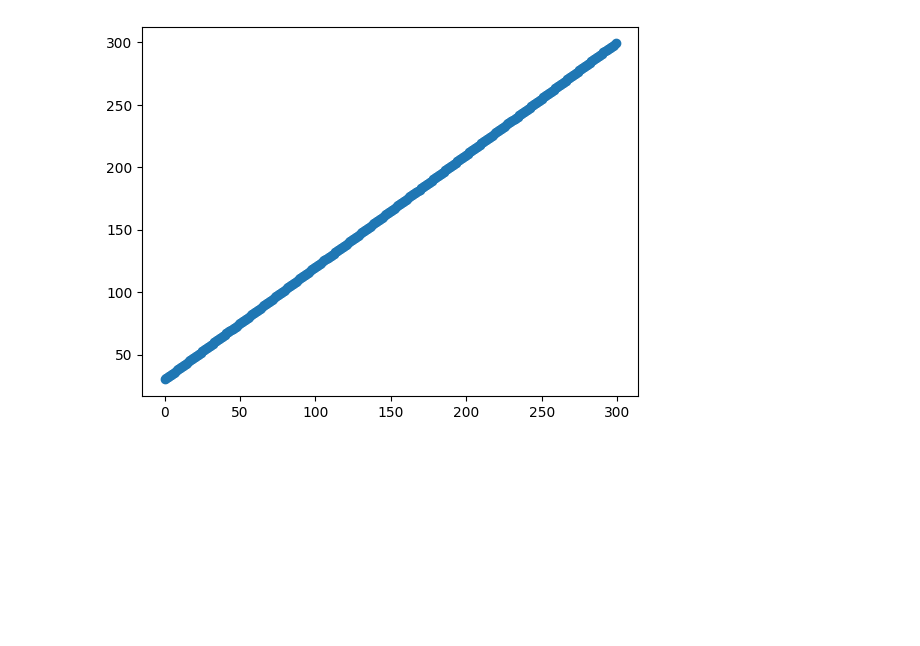
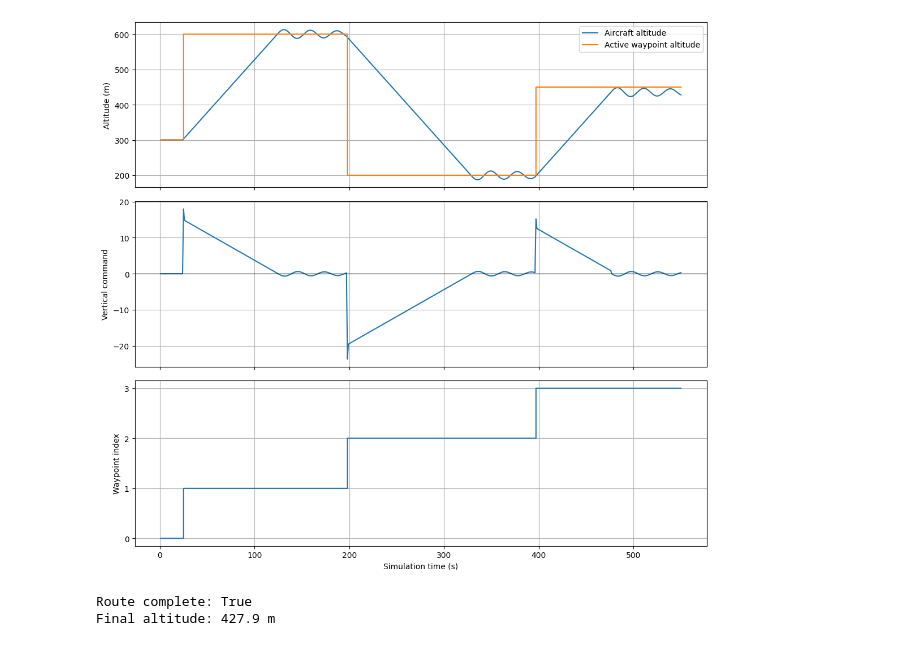
Before and after one commit to rafaelimai/pyATC, a Jupyter notebook: Autopilot_Testbed.ipynb, the cells around one changed output. Cells and saved outputs as stored; diff of their text form; code cells hidden in the pictures; blank space fills up the shorter version.

```diff
--- a/Autopilot_Testbed.ipynb
+++ b/Autopilot_Testbed.ipynb
@@ -6,7 +6,7 @@ import numpy as np
 # %%
 #seconds
 ts_start = 0
-ts_end = 300
+ts_end = 550
 time_delta = 1
 # %%
 # I am considering a Cessna 172 like aircraft.
@@ -41,8 +55,0 @@ for i in range(ts_start, ts_end, time_delta):
-# %%
-y_axis = [x[Aircraft.LOG_VERTICAL_SPEED_DELTA] for x in acft.log]
-
-
-plt.scatter(sim_time, y_axis)
-plt.show()
-# %% [output]
-[figure, removed]
@@ -48,0 +58,31 @@ plt.show()
+# %%
+altitudes = [entry.z for entry in acft.log]
+vertical_commands = [entry.vertical_speed_delta for entry in acft.log]
+
+fig, axes = plt.subplots(3, 1, figsize=(11, 10), sharex=True)
+axes[0].plot(sim_time, altitudes, label="Aircraft altitude")
+axes[0].step(sim_time, target_altitudes, where="post", label="Active waypoint altitude")
+axes[0].set_ylabel("Altitude (m)")
+axes[0].legend()
+axes[0].grid()
+
+axes[1].plot(sim_time, vertical_commands)
+axes[1].axhline(0, color="black", linewidth=0.8)
+axes[1].set_ylabel("Vertical command")
+axes[1].grid()
+
+axes[2].step(sim_time, waypoint_indices, where="post")
+axes[2].set_ylabel("Waypoint index")
+axes[2].set_xlabel("Simulation time (s)")
+axes[2].set_yticks(range(len(route)))
+axes[2].grid()
+
+plt.tight_layout()
+plt.show()
+
+print(f"Route complete: {acft.autopilot.route_complete}")
+print(f"Final altitude: {acft.z:.1f} m")
+# %% [output]
+[figure, added]
+Route complete: True
+Final altitude: 427.9 m
```
Also changed, not shown: parts of 4 cells of this notebook, 14 other files.
